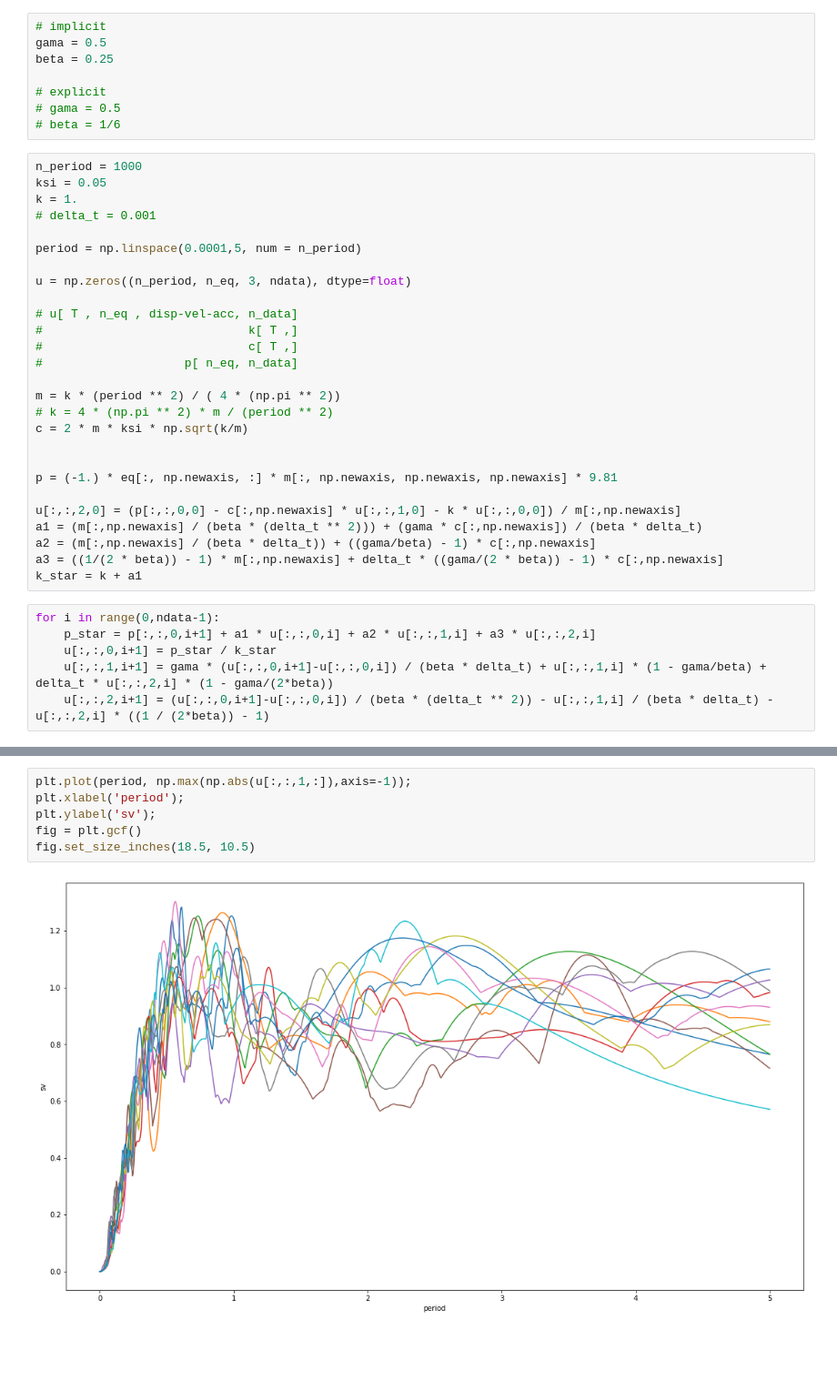
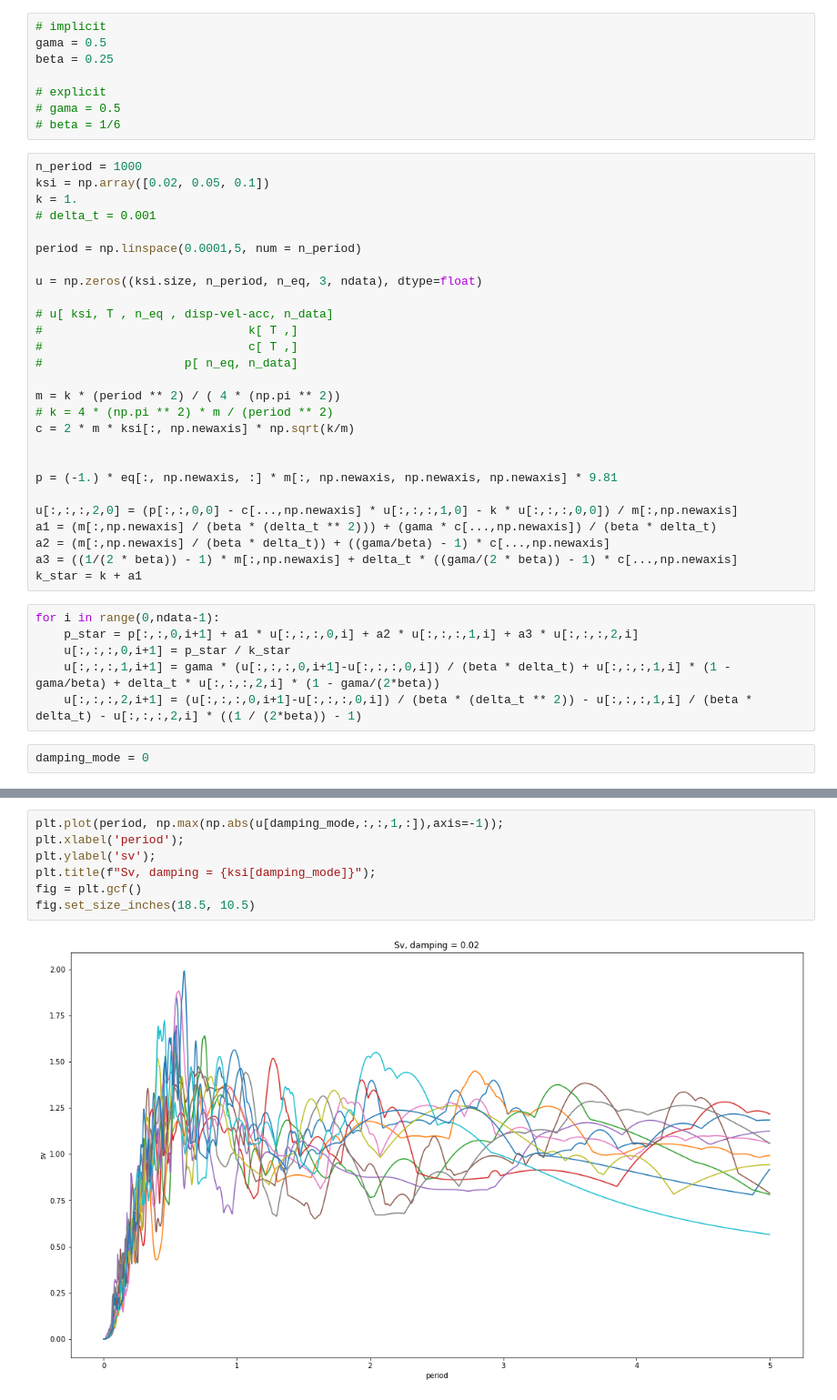
Before and after one commit to kkocamaz/py_learning, a Jupyter notebook: spectra/Untitled.ipynb, the cells around one changed output, grey strips where cells are left out. Shown at 91% size. Cells and saved outputs as stored; diff of their text form; blank space fills up the shorter version.

Commit message:
dampings were added

```diff
--- a/spectra/Untitled.ipynb
+++ b/spectra/Untitled.ipynb
@@ -60,35 +61,37 @@ beta = 0.25
 # beta = 1/6
 # %%
 n_period = 1000
-ksi = 0.05
+ksi = np.array([0.02, 0.05, 0.1])
 k = 1.
 # delta_t = 0.001
 
 period = np.linspace(0.0001,5, num = n_period)
 
-u = np.zeros((n_period, n_eq, 3, ndata), dtype=float)
+u = np.zeros((ksi.size, n_period, n_eq, 3, ndata), dtype=float)
 
-# u[ T , n_eq , disp-vel-acc, n_data]
+# u[ ksi, T , n_eq , disp-vel-acc, n_data]
 #                             k[ T ,]
 #                             c[ T ,]
 #                    p[ n_eq, n_data]
 
 m = k * (period ** 2) / ( 4 * (np.pi ** 2))
 # k = 4 * (np.pi ** 2) * m / (period ** 2)
-c = 2 * m * ksi * np.sqrt(k/m)
+c = 2 * m * ksi[:, np.newaxis] * np.sqrt(k/m)
 
 
 p = (-1.) * eq[:, np.newaxis, :] * m[:, np.newaxis, np.newaxis, np.newaxis] * 9.81
 
-u[:,:,2,0] = (p[:,:,0,0] - c[:,np.newaxis] * u[:,:,1,0] - k * u[:,:,0,0]) / m[:,np.newaxis]
-a1 = (m[:,np.newaxis] / (beta * (delta_t ** 2))) + (gama * c[:,np.newaxis]) / (beta * delta_t)
-a2 = (m[:,np.newaxis] / (beta * delta_t)) + ((gama/beta) - 1) * c[:,np.newaxis]
-a3 = ((1/(2 * beta)) - 1) * m[:,np.newaxis] + delta_t * ((gama/(2 * beta)) - 1) * c[:,np.newaxis]
+u[:,:,:,2,0] = (p[:,:,0,0] - c[...,np.newaxis] * u[:,:,:,1,0] - k * u[:,:,:,0,0]) / m[:,np.newaxis]
+a1 = (m[:,np.newaxis] / (beta * (delta_t ** 2))) + (gama * c[...,np.newaxis]) / (beta * delta_t)
+a2 = (m[:,np.newaxis] / (beta * delta_t)) + ((gama/beta) - 1) * c[...,np.newaxis]
+a3 = ((1/(2 * beta)) - 1) * m[:,np.newaxis] + delta_t * ((gama/(2 * beta)) - 1) * c[...,np.newaxis]
 k_star = k + a1
 # %%
 for i in range(0,ndata-1):
-    p_star = p[:,:,0,i+1] + a1 * u[:,:,0,i] + a2 * u[:,:,1,i] + a3 * u[:,:,2,i]
-    u[:,:,0,i+1] = p_star / k_star
-    u[:,:,1,i+1] = gama * (u[:,:,0,i+1]-u[:,:,0,i]) / (beta * delta_t) + u[:,:,1,i] * (1 - gama/beta) + delta_t * u[:,:,2,i] * (1 - gama/(2*beta))
-    u[:,:,2,i+1] = (u[:,:,0,i+1]-u[:,:,0,i]) / (beta * (delta_t ** 2)) - u[:,:,1,i] / (beta * delta_t) - u[:,:,2,i] * ((1 / (2*beta)) - 1)
+    p_star = p[:,:,0,i+1] + a1 * u[:,:,:,0,i] + a2 * u[:,:,:,1,i] + a3 * u[:,:,:,2,i]
+    u[:,:,:,0,i+1] = p_star / k_star
+    u[:,:,:,1,i+1] = gama * (u[:,:,:,0,i+1]-u[:,:,:,0,i]) / (beta * delta_t) + u[:,:,:,1,i] * (1 - gama/beta) + delta_t * u[:,:,:,2,i] * (1 - gama/(2*beta))
+    u[:,:,:,2,i+1] = (u[:,:,:,0,i+1]-u[:,:,:,0,i]) / (beta * (delta_t ** 2)) - u[:,:,:,1,i] / (beta * delta_t) - u[:,:,:,2,i] * ((1 / (2*beta)) - 1)
+# %%
+damping_mode = 0
 # %%
@@ -109,9 +113,10 @@ fig.set_size_inches(18.5, 10.5)
 # %%
-plt.plot(period, np.max(np.abs(u[:,:,1,:]),axis=-1));
+plt.plot(period, np.max(np.abs(u[damping_mode,:,:,1,:]),axis=-1));
 plt.xlabel('period');
 plt.ylabel('sv');
+plt.title(f"Sv, damping = {ksi[damping_mode]}");
 fig = plt.gcf()
 fig.set_size_inches(18.5, 10.5)
 # %% [output]
-[figure, old version]
+[figure, new version]
 # %%
```
Also changed, not shown: parts of 8 cells of this notebook.
